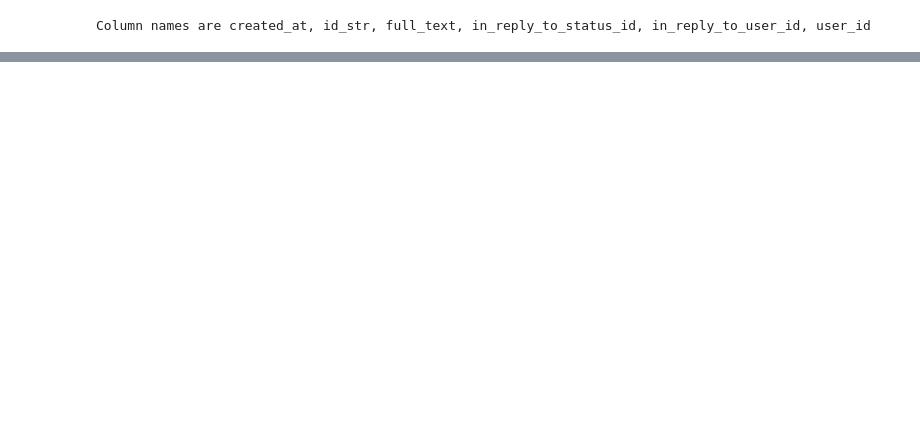
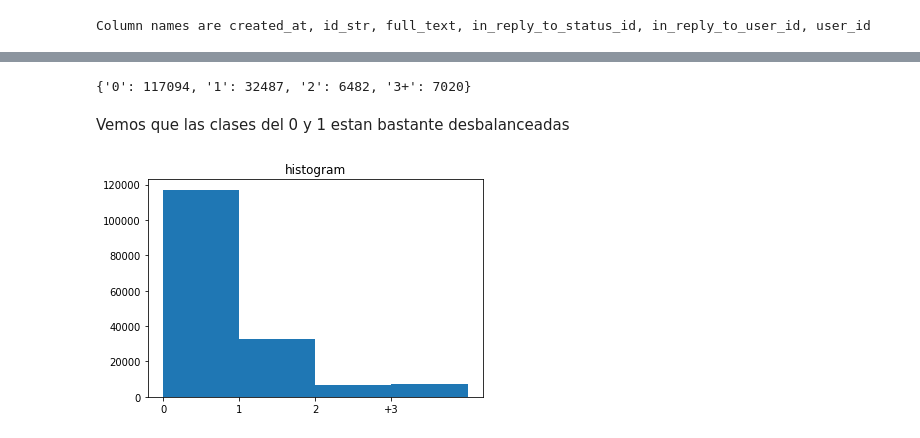
Before and after one commit to joaquinfeltes/Predecir_respuestas_de_tweets, a Jupyter notebook: Parseo_dataset.ipynb, the cells around one changed output, grey strips where cells are left out. Saved outputs shown, nothing was run; the diff lists cells and outputs as text; code cells hidden in the pictures; blank space fills up the shorter version.

```diff
--- a/Parseo_dataset.ipynb
+++ b/Parseo_dataset.ipynb
@@ -96,33 +148,39 @@ for id in tw_wo_text:
 # %%
 #Agregar los tags a los tuits segun su cantidad de respuestas
+#hacer un histogramaa para cada cantidad
 dic_ans_class = {"0":0,
                  "1":0,
-                 "2-3":0,
-                 "4-6":0,
-                 "7-10":0,
-                 "11-20":0,
-                 "20+":0}
+                 "2":0,
+                 "3+":0}
 
 for tw_id in tweets_dicc:
   ans = tweets_dicc[tw_id].get("ans")
   if ans ==0:
     dic_ans_class["0"]+=1
-    tweets_dicc[tw_id]["class"] = "0"
-  elif ans <=1:
+    tweets_dicc[tw_id]["class"] = "0" #dividir en 20 clases
+  elif ans ==1:
     dic_ans_class["1"]+=1
-    tweets_dicc[tw_id]["class"] = "1"
-  elif ans <=3:
-    dic_ans_class["2-3"]+=1
-    tweets_dicc[tw_id]["class"] = "2-3"
-  elif ans <=6:
-    dic_ans_class["4-6"]+=1
-    tweets_dicc[tw_id]["class"] = "4-6"
-  elif ans <=10:
-    dic_ans_class["7-10"]+=1
-    tweets_dicc[tw_id]["class"] = "7-10"
-  elif ans <=20:
-    dic_ans_class["11-20"]+=1
-    tweets_dicc[tw_id]["class"] = "11-20"
+    tweets_dicc[tw_id]["class"] = "1" #dividir en 5 clases
+  elif ans ==2:
+    dic_ans_class["2"]+=1
+    tweets_dicc[tw_id]["class"] = "2"
   else:
-    dic_ans_class["20+"]+=1
-    tweets_dicc[tw_id]["class"] = "20+"
+    dic_ans_class["3+"]+=1
+    tweets_dicc[tw_id]["class"] = "+3"
+# %%
+print(dic_ans_class)
+# %% [output]
+{'0': 117094, '1': 32487, '2': 6482, '3+': 7020}
+# %% [markdown]
+Vemos que las clases del 0 y 1 estan bastante desbalanceadas
+# %%
+new_n_arr = ["0","1","2","+3"]
+for tw_id in tweets_dicc:
+  ans = tweets_dicc[tw_id].get("class")
+  new_n_arr.append(ans)
+
+plt.hist(new_n_arr, bins = [0,1,2,3,4])
+plt.title("histogram")
+plt.show()
+# %% [output]
+[figure, added]
```
Also changed, not shown: parts of 20 cells of this notebook.
